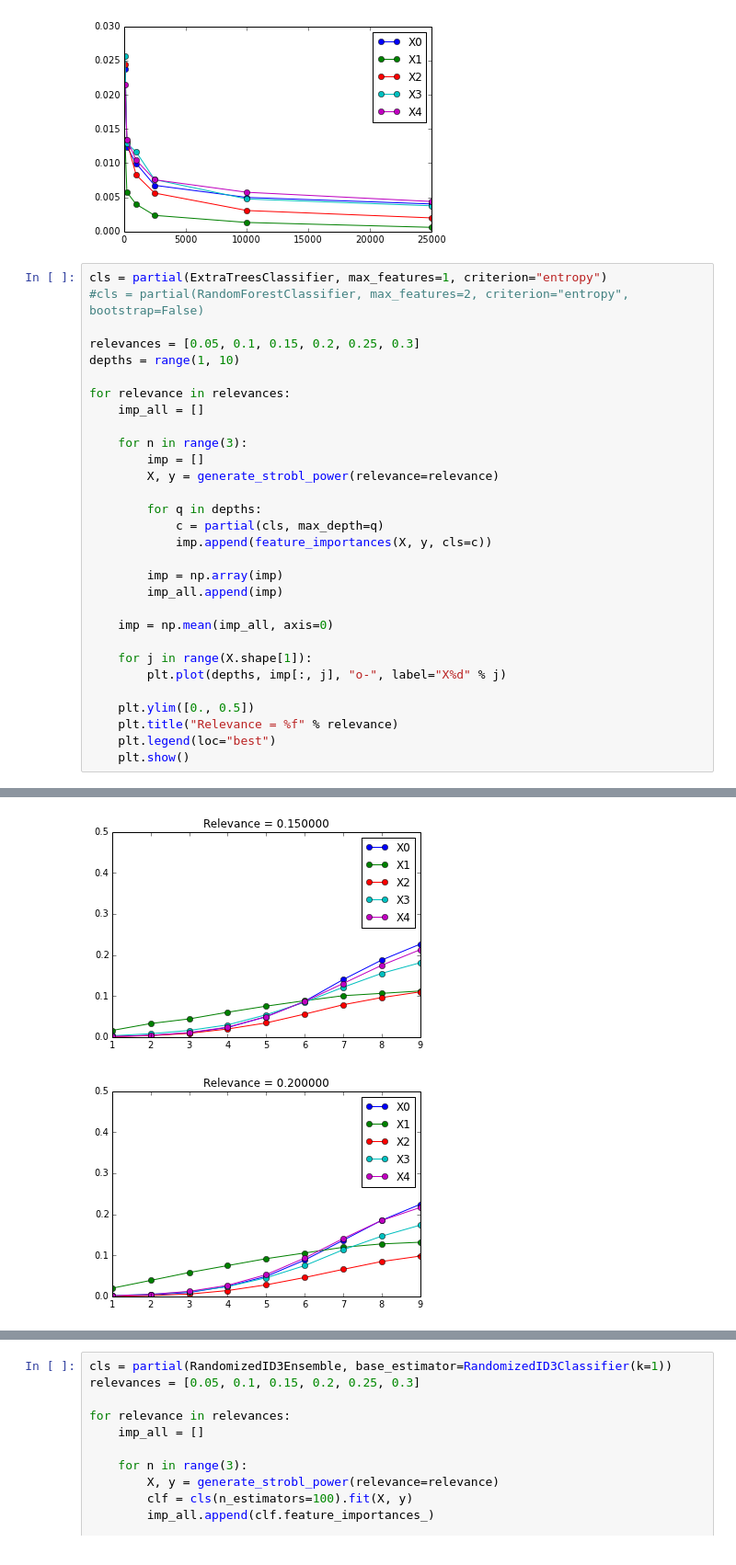
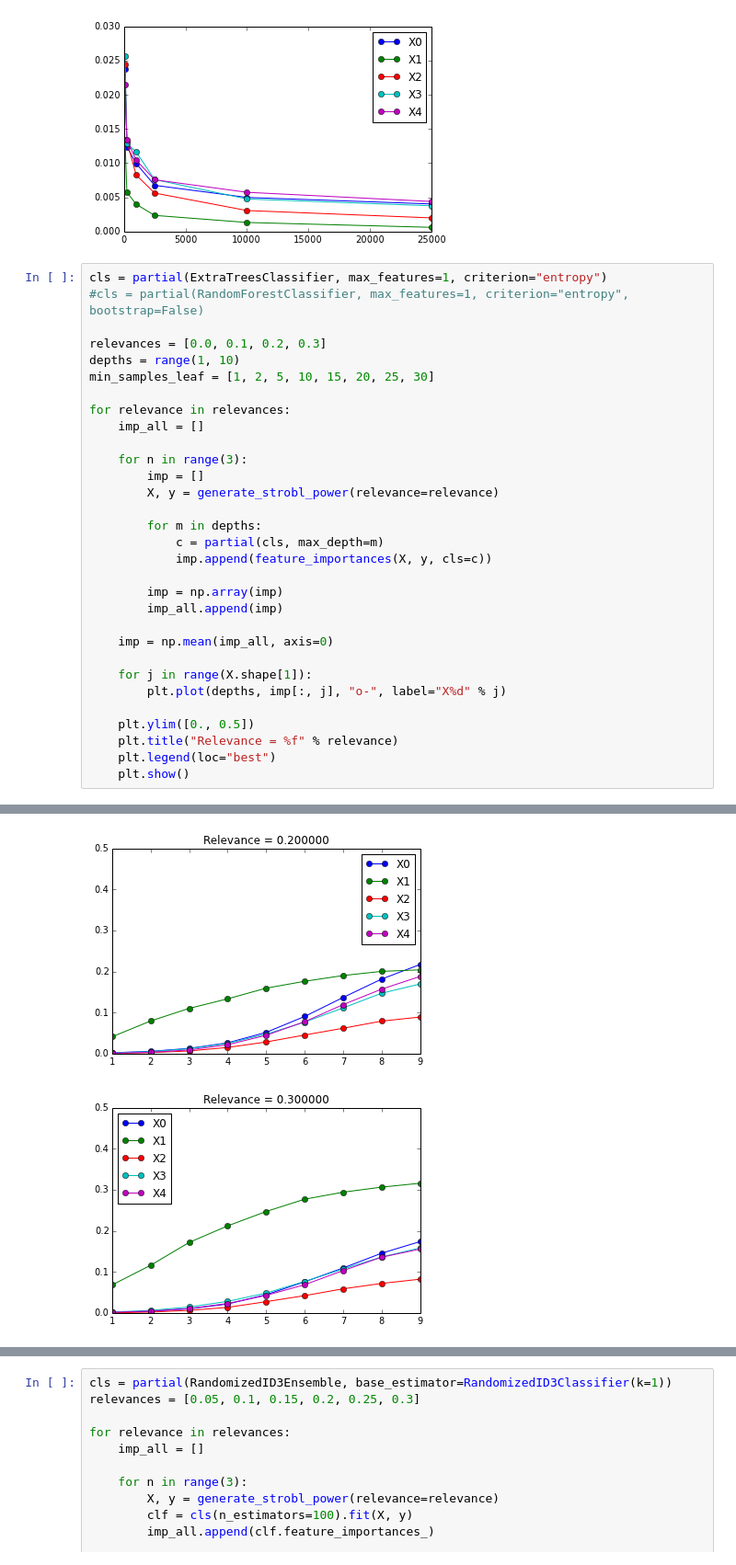
Before and after one commit to glouppe/phd-thesis, a Jupyter notebook: scripts/ch7_bias.ipynb, the cells around one changed output, grey strips where cells are left out. Shown at 92% size. Saved outputs shown, nothing was run; the diff lists cells and outputs as text.

Commit message:
Figure 7.4

```diff
--- a/scripts/ch7_bias.ipynb
+++ b/scripts/ch7_bias.ipynb
@@ -196,10 +196,11 @@ plt.show()
 [figure]
 # %%
 cls = partial(ExtraTreesClassifier, max_features=1, criterion="entropy")
-#cls = partial(RandomForestClassifier, max_features=2, criterion="entropy", bootstrap=False)
+#cls = partial(RandomForestClassifier, max_features=1, criterion="entropy", bootstrap=False)
 
-relevances = [0.05, 0.1, 0.15, 0.2, 0.25, 0.3]
+relevances = [0.0, 0.1, 0.2, 0.3]
 depths = range(1, 10)
+min_samples_leaf = [1, 2, 5, 10, 15, 20, 25, 30]
 
 for relevance in relevances:
     imp_all = []
@@ -208,8 +209,8 @@ for relevance in relevances:
         imp = []
         X, y = generate_strobl_power(relevance=relevance)
 
-        for q in depths:
-            c = partial(cls, max_depth=q)
+        for m in depths:
+            c = partial(cls, max_depth=m)
             imp.append(feature_importances(X, y, cls=c))
 
         imp = np.array(imp)
@@ -230,2 +231,2 @@ for relevance in relevances:
-[figure, old version]
+[figure, new version]
-[figure, old version]
+[figure, new version]
```
Also changed, not shown: parts of 1 cell of this notebook, 4 other files.
